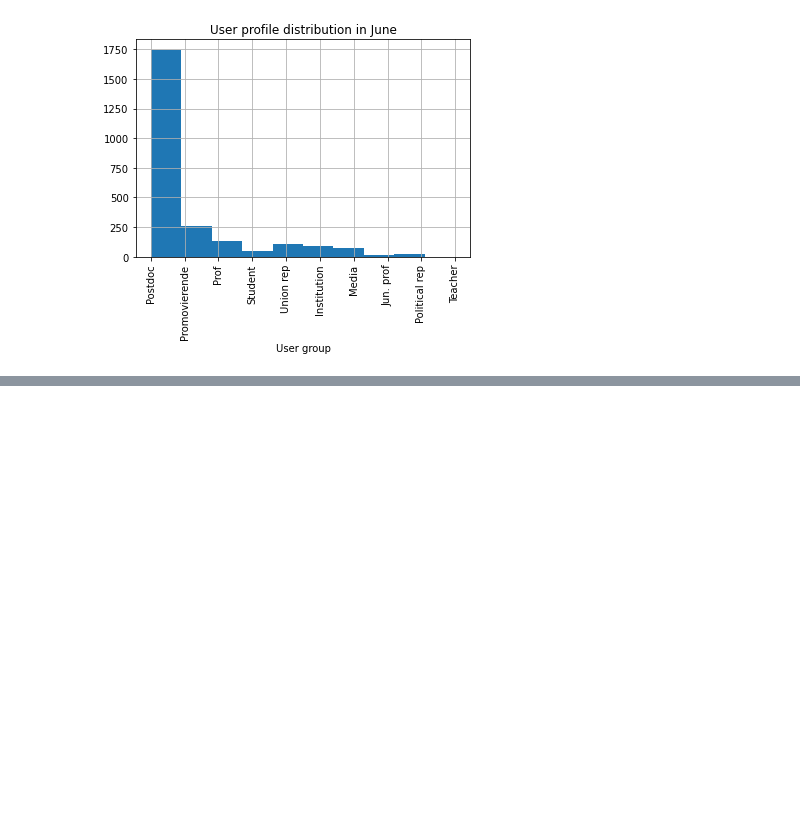
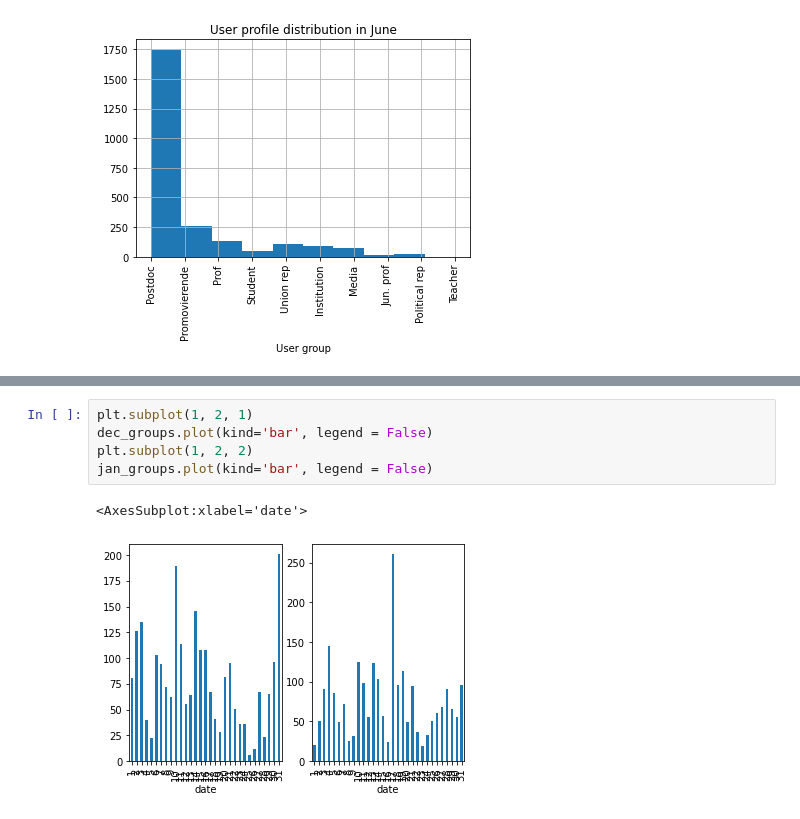
Before and after one commit to ahmadouw/IchBinHanna-Analysis, a Jupyter notebook: Data_Analysis.ipynb, the cells around one changed output, grey strips where cells are left out. Saved outputs shown, nothing was run; the diff lists cells and outputs as text; blank space fills up the shorter version.

```diff
--- a/Data_Analysis.ipynb
+++ b/Data_Analysis.ipynb
@@ -547,0 +681,8 @@ plt.show()
+# %%
+plt.subplot(1, 2, 1)
+dec_groups.plot(kind='bar', legend = False)
+plt.subplot(1, 2, 2)
+jan_groups.plot(kind='bar', legend = False)
+# %% [output]
+<AxesSubplot:xlabel='date'>
+[figure, added]
```
Also changed, not shown: parts of 36 cells of this notebook, 6 other files.
